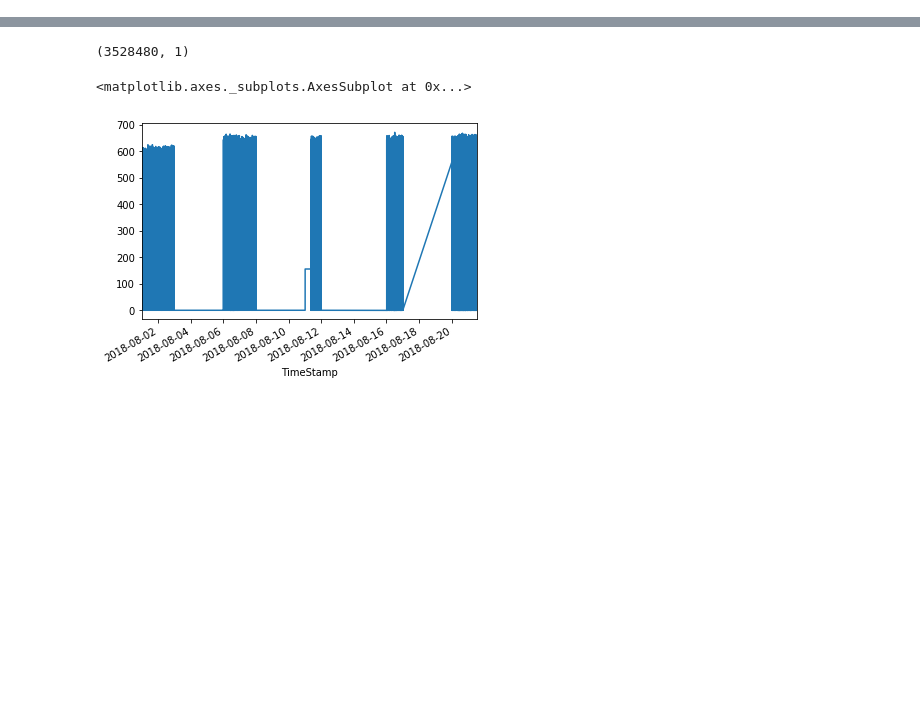
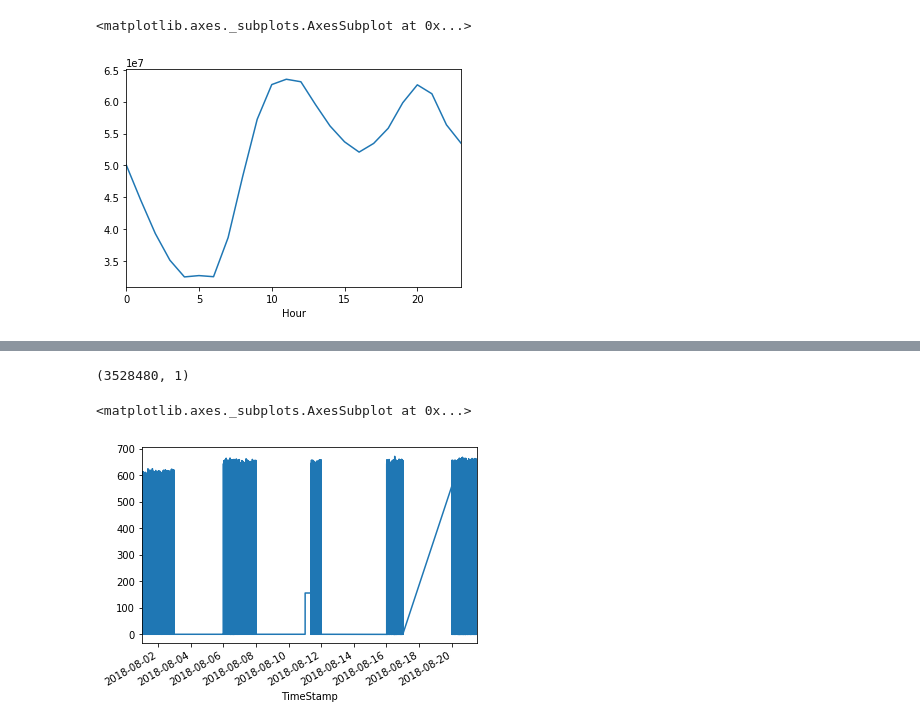
Before and after one commit to JalkapalloX/JBG060-Data-Challenge-3, a Jupyter notebook: Utility/RainData&LevelFlow.ipynb, the cells around one changed output, grey strips where cells are left out. Drawn from its saved outputs; the diff is of its cells as text; code cells hidden in the pictures; blank space fills up the shorter version.

```diff
--- a/Utility/RainData&LevelFlow.ipynb
+++ b/Utility/RainData&LevelFlow.ipynb
@@ -80,3 +80,9 @@ pickle_in = open("/Users/blazejmanczak/Desktop/Q1/DataChallenge3/ma_df_all", "rb
 df = pickle.load(pickle_in)
 # %%
 level_data_DRU, flow_data_DRU = df.level_data, df.flow_data
+# %%
+a = flow_data_DRU.groupby('Hour').aggregate(['sum', 'mean'])['Value']
+a['sum'].plot()
+# %% [output]
+<matplotlib.axes._subplots.AxesSubplot at 0x...>
+[figure, added]
```
Also changed, not shown: parts of 1 cell of this notebook.
